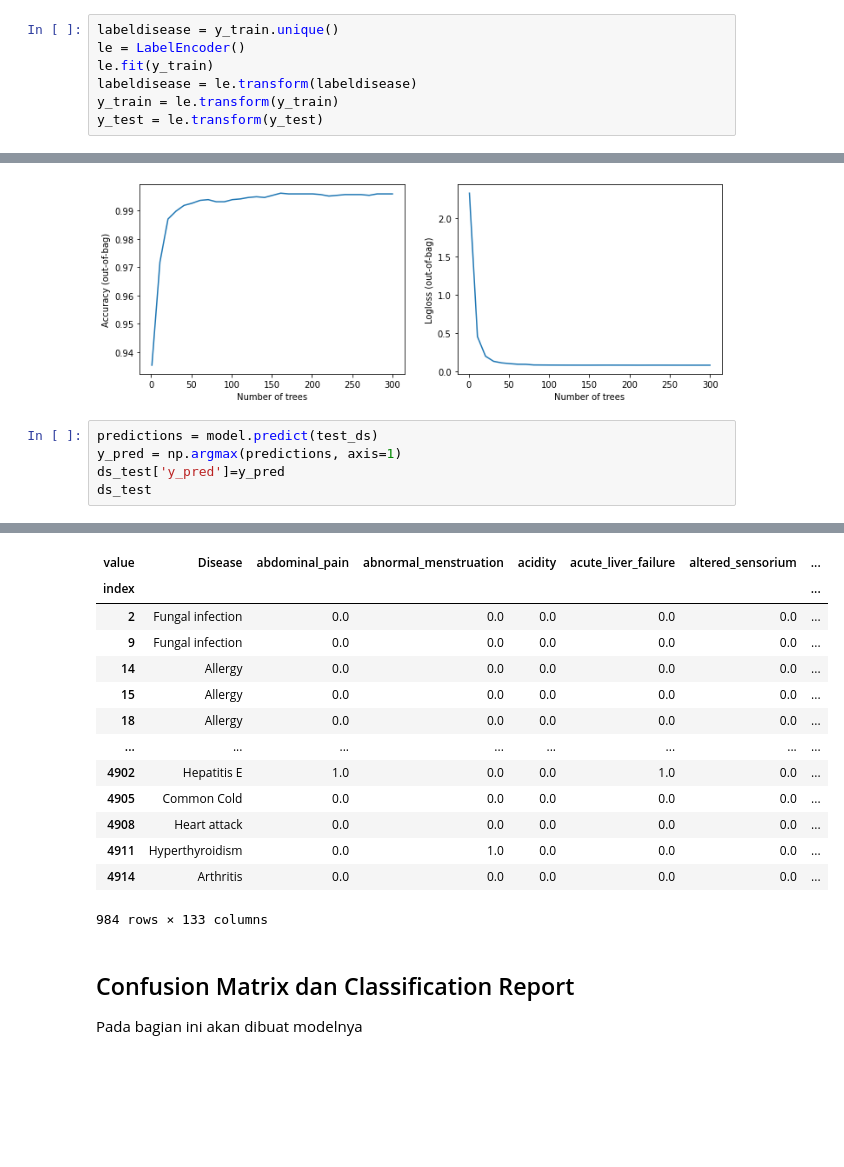
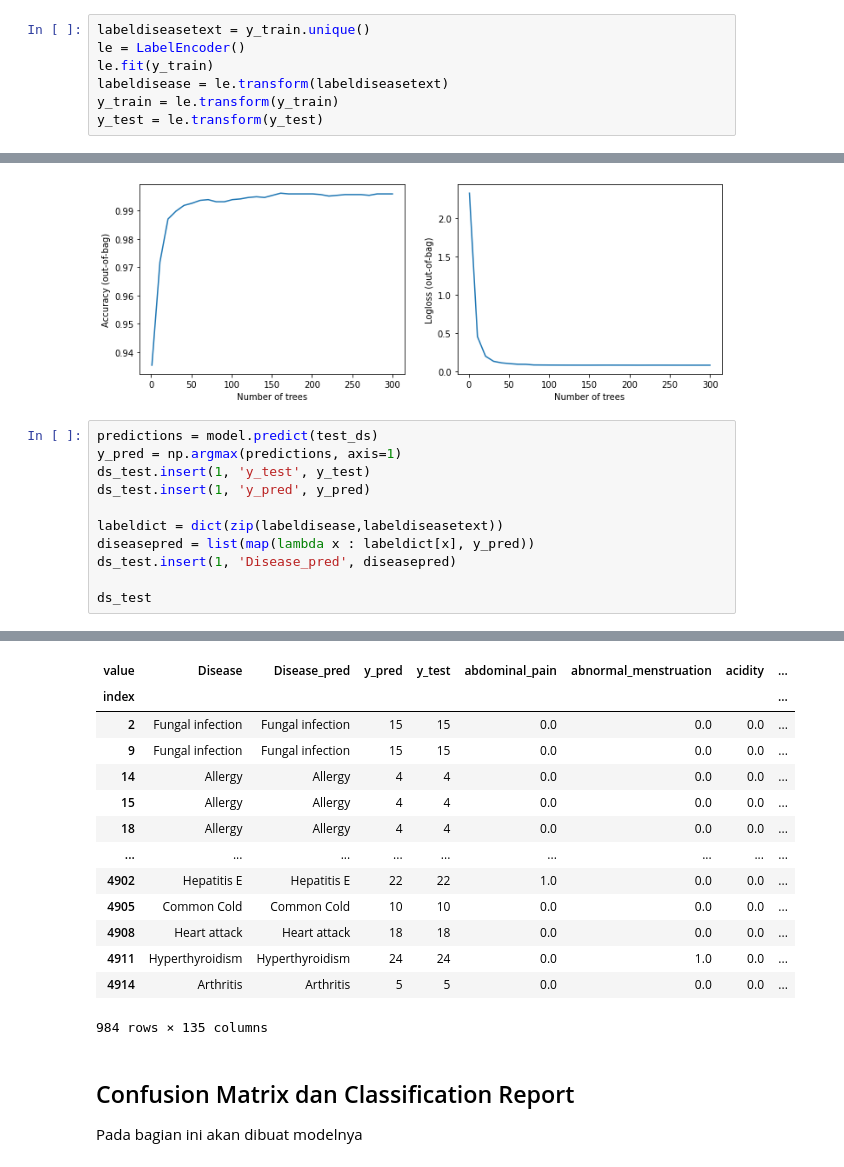
Before and after one commit to meidianarahmawati/mlt2hc7, a Jupyter notebook: Final Project.ipynb, the cells around one changed output, grey strips where cells are left out. Drawn from its saved outputs; the diff is of its cells as text; blank space fills up the shorter version.

```diff
--- a/Final Project.ipynb
+++ b/Final Project.ipynb
@@ -96,10 +96,10 @@ print(x_train.shape, y_train.shape, x_test.shape, y_test.shape)
 # %% [output]
 (3936, 131) (3936,) (984, 131) (984,)
 # %%
-labeldisease = y_train.unique()
+labeldiseasetext = y_train.unique()
 le = LabelEncoder()
 le.fit(y_train)
-labeldisease = le.transform(labeldisease)
+labeldisease = le.transform(labeldiseasetext)
 y_train = le.transform(y_train)
 y_test = le.transform(y_test)
 # %% [markdown]
@@ -216,6 +193,12 @@ plt.show()
 # %%
 predictions = model.predict(test_ds)
 y_pred = np.argmax(predictions, axis=1)
-ds_test['y_pred']=y_pred
+ds_test.insert(1, 'y_test', y_test)
+ds_test.insert(1, 'y_pred', y_pred)
+
+labeldict = dict(zip(labeldisease,labeldiseasetext))
+diseasepred = list(map(lambda x : labeldict[x], y_pred))
+ds_test.insert(1, 'Disease_pred', diseasepred)
+
 ds_test
 # %% [output]
@@ -223,17 +206,17 @@ ds_test
-| value | Disease | abdominal_pain | abnormal_menstruation | acidity | acute_liver_failure | altered_sensorium | ... |
-| index |  |  |  |  |  |  | ... |
-| 2 | Fungal infection | 0.0 | 0.0 | 0.0 | 0.0 | 0.0 | ... |
-| 9 | Fungal infection | 0.0 | 0.0 | 0.0 | 0.0 | 0.0 | ... |
-| 14 | Allergy | 0.0 | 0.0 | 0.0 | 0.0 | 0.0 | ... |
-| 15 | Allergy | 0.0 | 0.0 | 0.0 | 0.0 | 0.0 | ... |
-| 18 | Allergy | 0.0 | 0.0 | 0.0 | 0.0 | 0.0 | ... |
-| ... | ... | ... | ... | ... | ... | ... | ... |
-| 4902 | Hepatitis E | 1.0 | 0.0 | 0.0 | 1.0 | 0.0 | ... |
-| 4905 | Common Cold | 0.0 | 0.0 | 0.0 | 0.0 | 0.0 | ... |
-| 4908 | Heart attack | 0.0 | 0.0 | 0.0 | 0.0 | 0.0 | ... |
-| 4911 | Hyperthyroidism | 0.0 | 1.0 | 0.0 | 0.0 | 0.0 | ... |
-| 4914 | Arthritis | 0.0 | 0.0 | 0.0 | 0.0 | 0.0 | ... |
+| value | Disease | Disease_pred | y_pred | y_test | abdominal_pain | abnormal_menstruation | acidity | ... |
+| index |  |  |  |  |  |  |  | ... |
+| 2 | Fungal infection | Fungal infection | 15 | 15 | 0.0 | 0.0 | 0.0 | ... |
+| 9 | Fungal infection | Fungal infection | 15 | 15 | 0.0 | 0.0 | 0.0 | ... |
+| 14 | Allergy | Allergy | 4 | 4 | 0.0 | 0.0 | 0.0 | ... |
+| 15 | Allergy | Allergy | 4 | 4 | 0.0 | 0.0 | 0.0 | ... |
+| 18 | Allergy | Allergy | 4 | 4 | 0.0 | 0.0 | 0.0 | ... |
+| ... | ... | ... | ... | ... | ... | ... | ... | ... |
+| 4902 | Hepatitis E | Hepatitis E | 22 | 22 | 1.0 | 0.0 | 0.0 | ... |
+| 4905 | Common Cold | Common Cold | 10 | 10 | 0.0 | 0.0 | 0.0 | ... |
+| 4908 | Heart attack | Heart attack | 18 | 18 | 0.0 | 0.0 | 0.0 | ... |
+| 4911 | Hyperthyroidism | Hyperthyroidism | 24 | 24 | 0.0 | 1.0 | 0.0 | ... |
+| 4914 | Arthritis | Arthritis | 5 | 5 | 0.0 | 0.0 | 0.0 | ... |
-984 rows × 133 columns
+984 rows × 135 columns
 # %% [markdown]
 ## Confusion Matrix dan Classification Report
 
```
Also changed, not shown: parts of 9 cells of this notebook.
